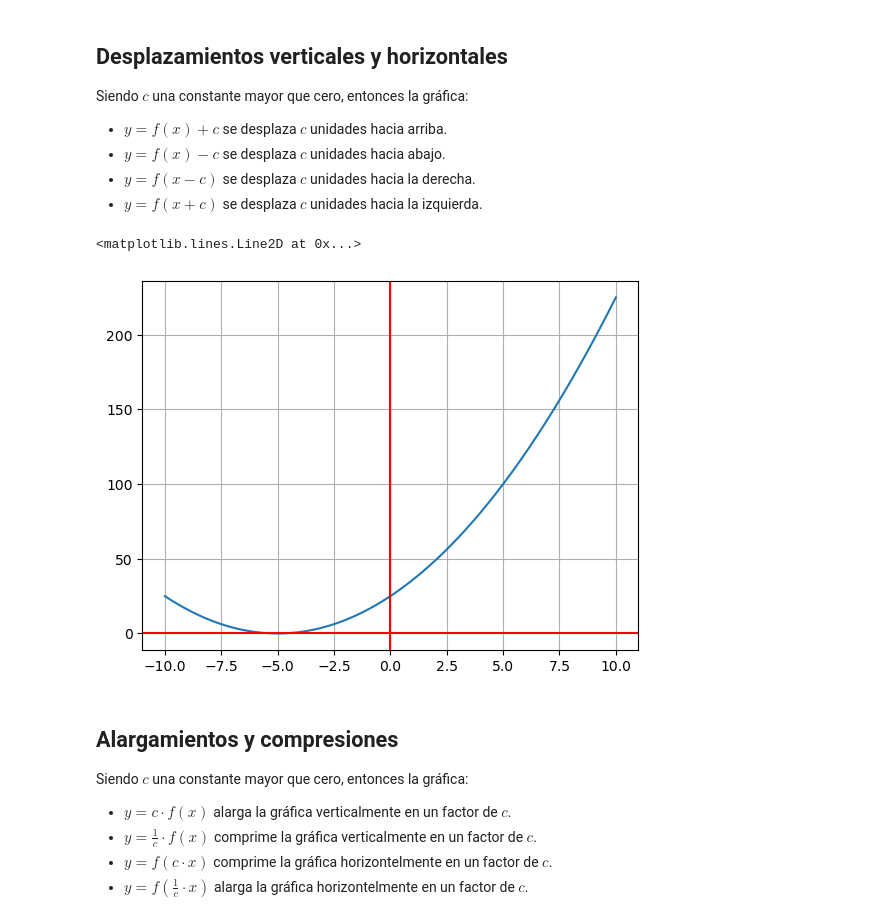
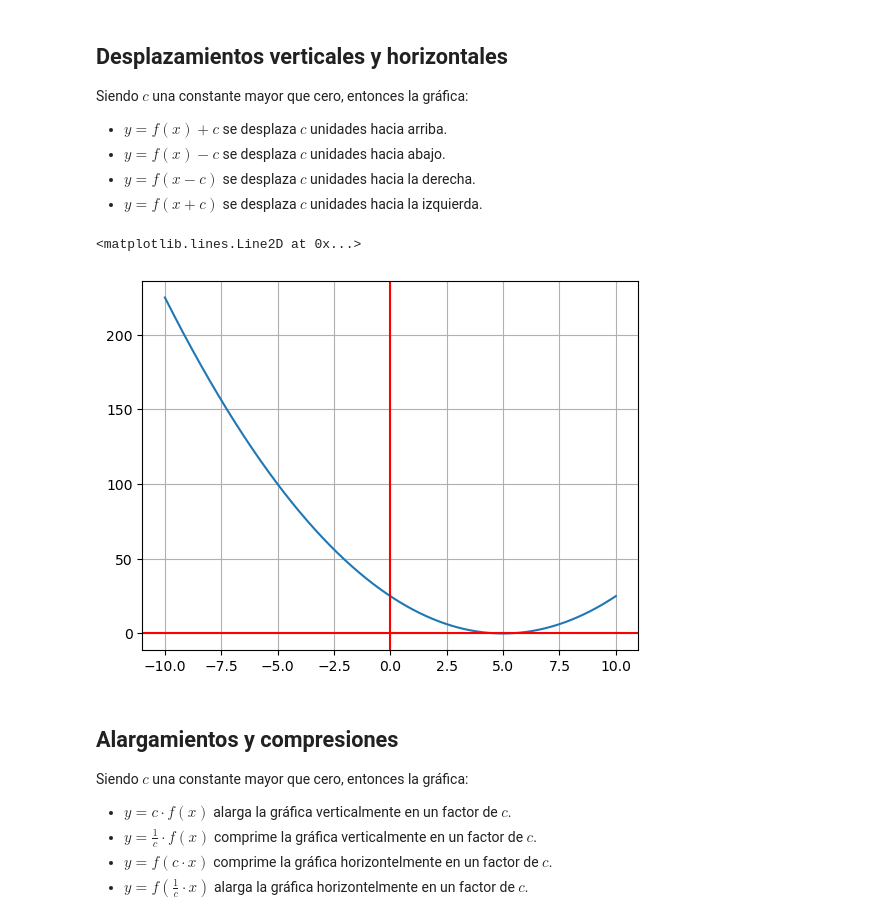
Before and after one commit to rogerreys/math_ai, a Jupyter notebook: 3_¿Cómo_manipular_funciones__.ipynb, the cells around one changed output. Cells and saved outputs as stored; diff of their text form; code cells hidden in the pictures.

```diff
--- a/3_¿Cómo_manipular_funciones__.ipynb
+++ b/3_¿Cómo_manipular_funciones__.ipynb
@@ -15,23 +15,23 @@ Siendo $c$ una constante mayor que cero, entonces la gráfica:
 # %%
 N = 1000
 
 def f(x):
   return x**2;
 
 c = 5
 
 x = np.linspace(-10,10, num=N)
 
-y = f(x + c)
+y = f(x-c)
 
 fig, ax = plt.subplots()
 ax.plot(x,y)
 ax.grid()
 ax.axhline(y=0, color='r')
 ax.axvline(x=0, color='r')
 # %% [output]
 <matplotlib.lines.Line2D at 0x...>
-[figure, old version]
+[figure, new version]
 # %% [markdown]
 ## Alargamientos y compresiones
 
```
Also changed, not shown: parts of 2 cells of this notebook, 2 other files.
